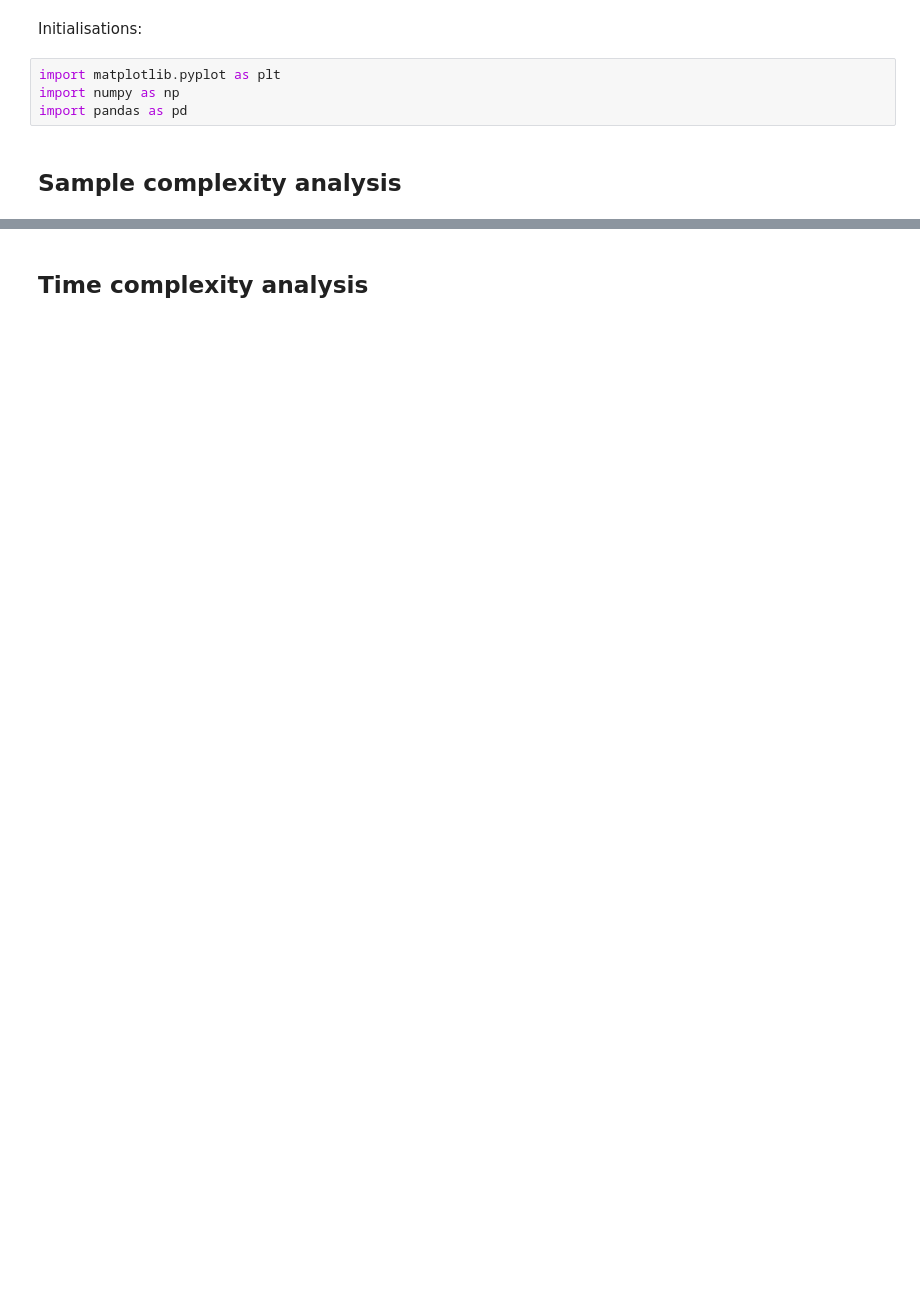
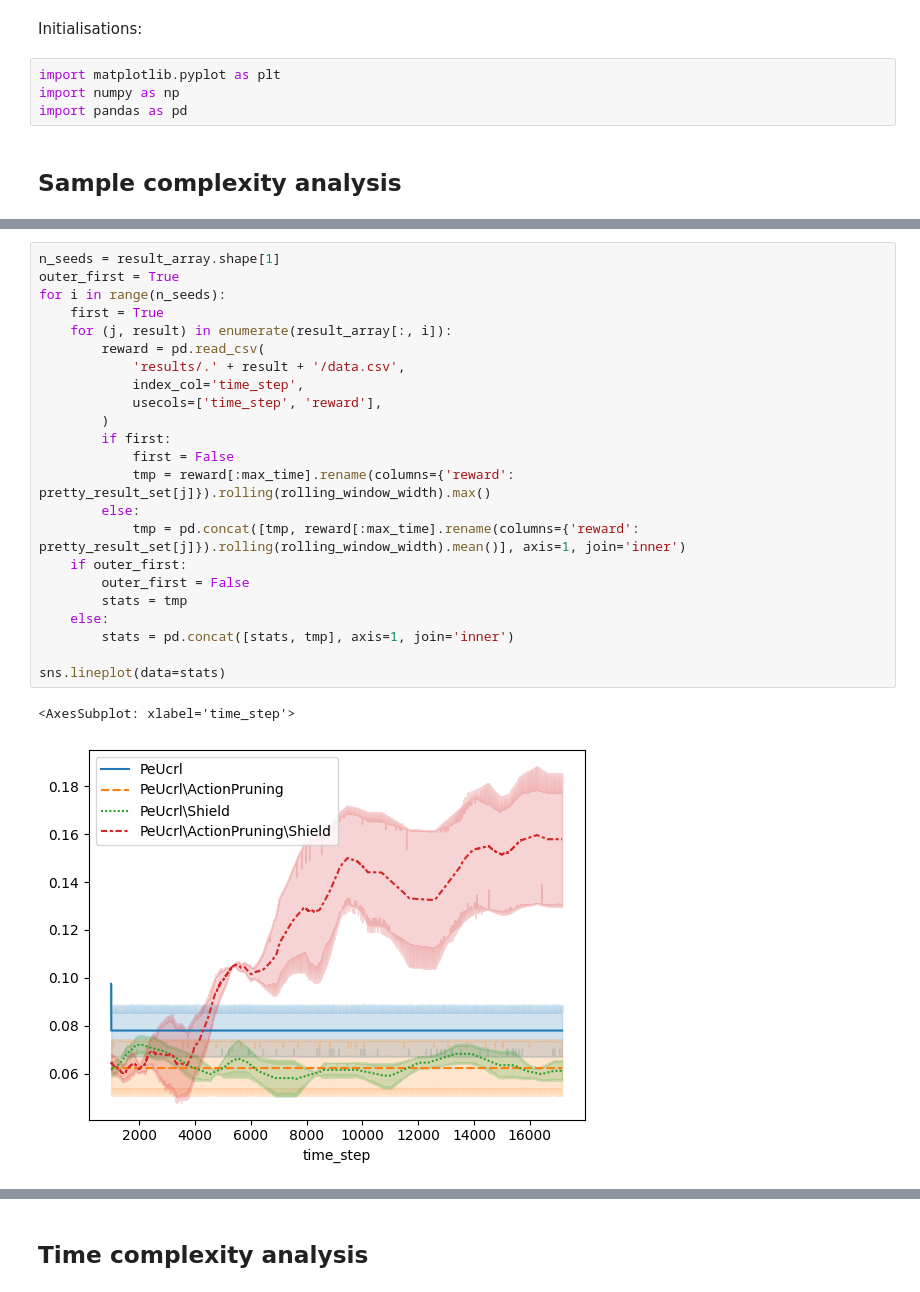
Before and after one commit to carlhenrikrolf/PilotExperimentation, a Jupyter notebook: ablation_studies.ipynb, the cells around one changed output, grey strips where cells are left out. Cells and saved outputs as stored; diff of their text form; blank space fills up the shorter version.

```diff
--- a/ablation_studies.ipynb
+++ b/ablation_studies.ipynb
@@ -62,0 +153,26 @@ fig.show()
+# %%
+n_seeds = result_array.shape[1]
+outer_first = True
+for i in range(n_seeds):
+    first = True
+    for (j, result) in enumerate(result_array[:, i]):
+        reward = pd.read_csv(
+            'results/.' + result + '/data.csv',
+            index_col='time_step',
+            usecols=['time_step', 'reward'],
+        )
+        if first:
+            first = False
+            tmp = reward[:max_time].rename(columns={'reward': pretty_result_set[j]}).rolling(rolling_window_width).max()
+        else:
+            tmp = pd.concat([tmp, reward[:max_time].rename(columns={'reward': pretty_result_set[j]}).rolling(rolling_window_width).mean()], axis=1, join='inner')
+    if outer_first:
+        outer_first = False
+        stats = tmp
+    else:
+        stats = pd.concat([stats, tmp], axis=1, join='inner')
+
+sns.lineplot(data=stats)
+# %% [output]
+<AxesSubplot: xlabel='time_step'>
+[figure, added]
```
Also changed, not shown: parts of 15 cells of this notebook, 4 other files.
